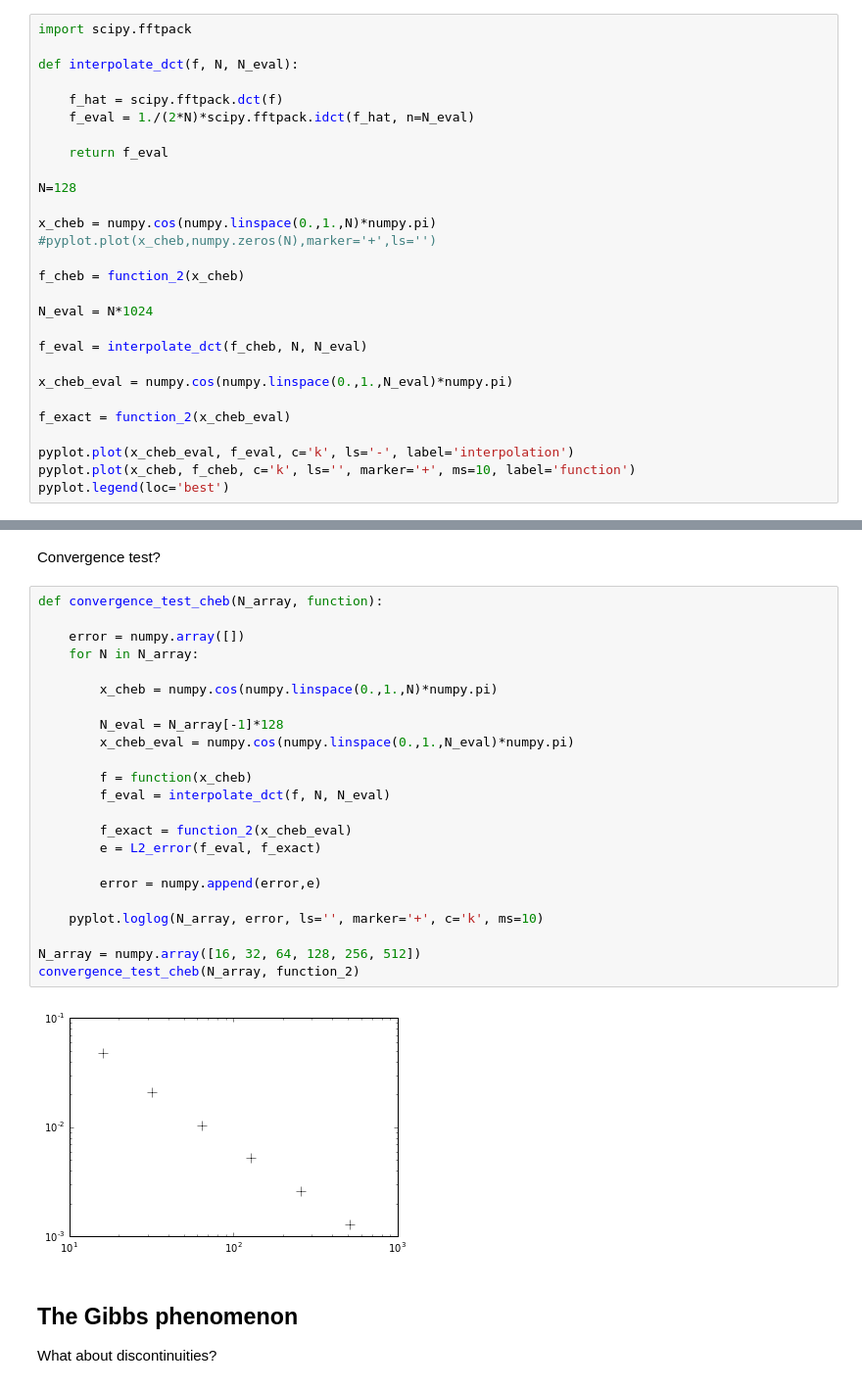
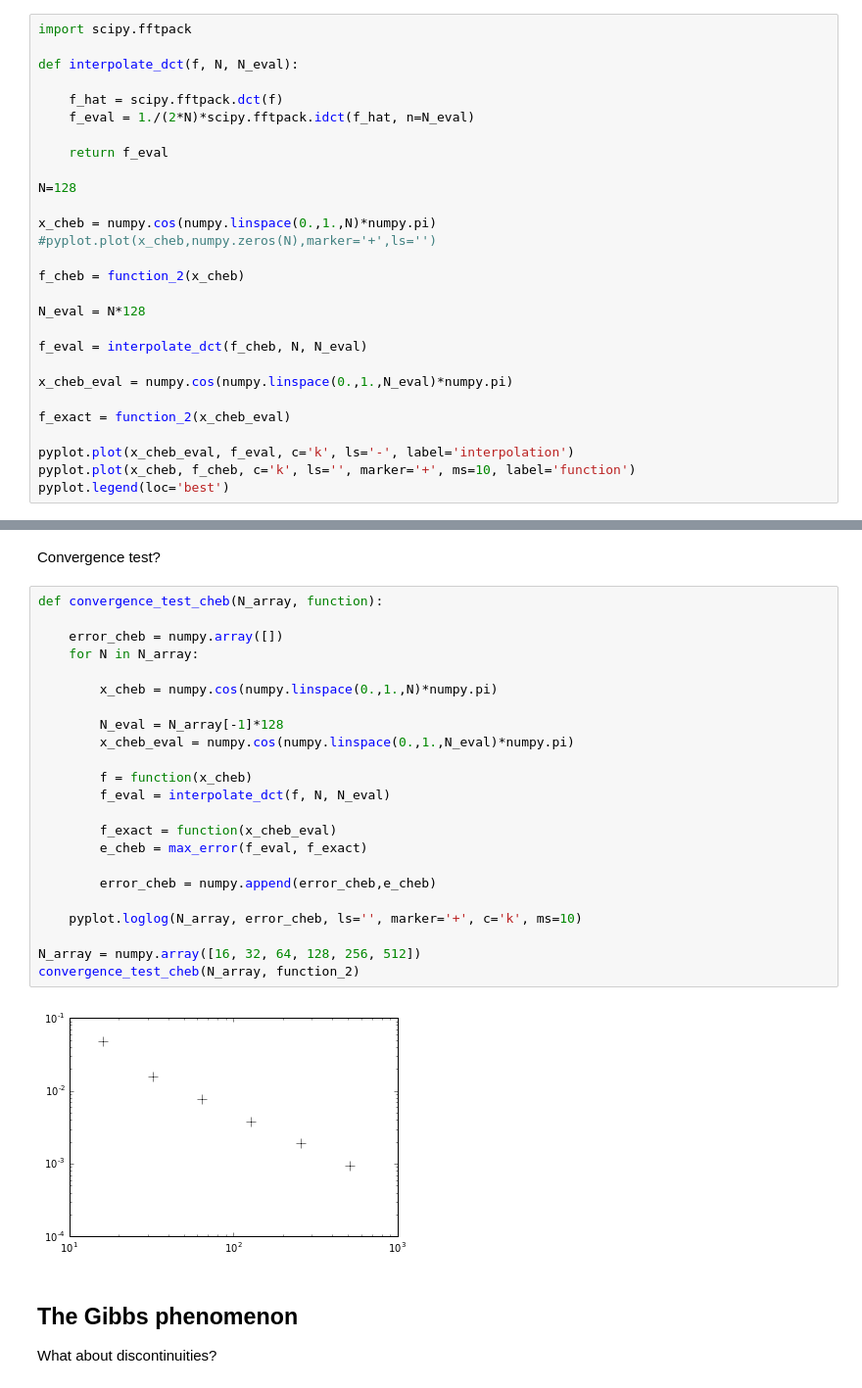
Before and after one commit to cdcooper84/fast_algorithms, a Jupyter notebook: spectral_interpolation.ipynb, the cells around one changed output, grey strips where cells are left out. Shown at 98% size. Drawn from its saved outputs; the diff is of its cells as text.

```diff
--- a/spectral_interpolation.ipynb
+++ b/spectral_interpolation.ipynb
@@ -188,7 +188,7 @@ x_cheb = numpy.cos(numpy.linspace(0.,1.,N)*numpy.pi)
 
 f_cheb = function_2(x_cheb)
 
-N_eval = N*1024
+N_eval = N*128
 
 f_eval = interpolate_dct(f_cheb, N, N_eval)
 
@@ -216,28 +216,28 @@ Convergence test?
 # %%
 def convergence_test_cheb(N_array, function):
 
-    error = numpy.array([])
+    error_cheb = numpy.array([])
     for N in N_array:
 
         x_cheb = numpy.cos(numpy.linspace(0.,1.,N)*numpy.pi)
 
         N_eval = N_array[-1]*128
         x_cheb_eval = numpy.cos(numpy.linspace(0.,1.,N_eval)*numpy.pi)
 
         f = function(x_cheb)
         f_eval = interpolate_dct(f, N, N_eval)
 
-        f_exact = function_2(x_cheb_eval)
-        e = L2_error(f_eval, f_exact)
+        f_exact = function(x_cheb_eval)
+        e_cheb = max_error(f_eval, f_exact)
 
-        error = numpy.append(error,e)
+        error_cheb = numpy.append(error_cheb,e_cheb)
 
-    pyplot.loglog(N_array, error, ls='', marker='+', c='k', ms=10)
+    pyplot.loglog(N_array, error_cheb, ls='', marker='+', c='k', ms=10)
 
 N_array = numpy.array([16, 32, 64, 128, 256, 512])
 convergence_test_cheb(N_array, function_2)
 # %% [output]
-[figure, old version]
+[figure, new version]
 # %% [markdown]
 ## The Gibbs phenomenon
 
```
Also changed, not shown: 1 other file.
